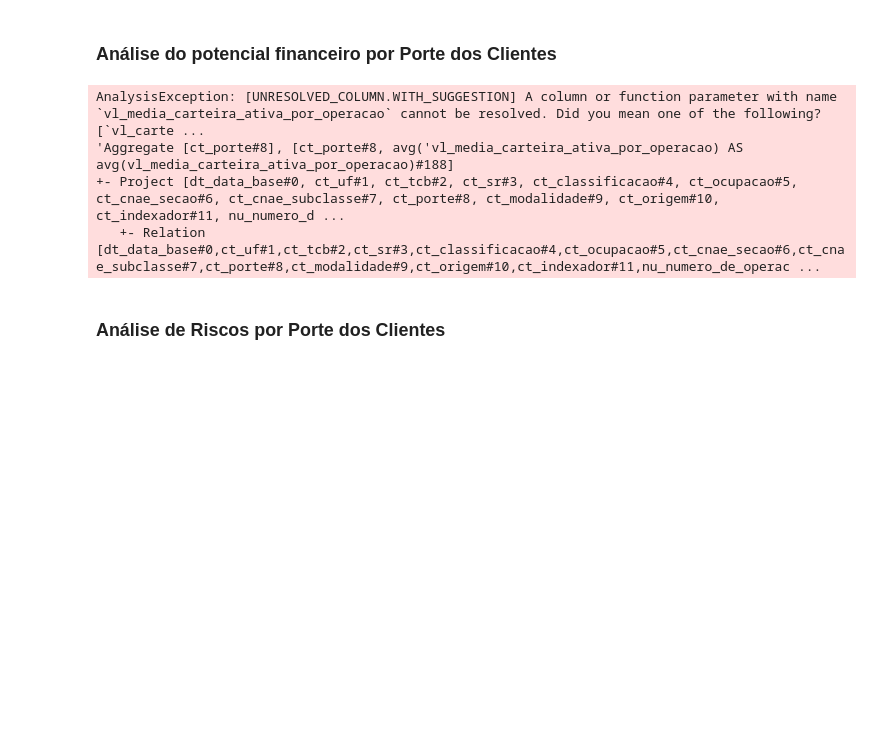
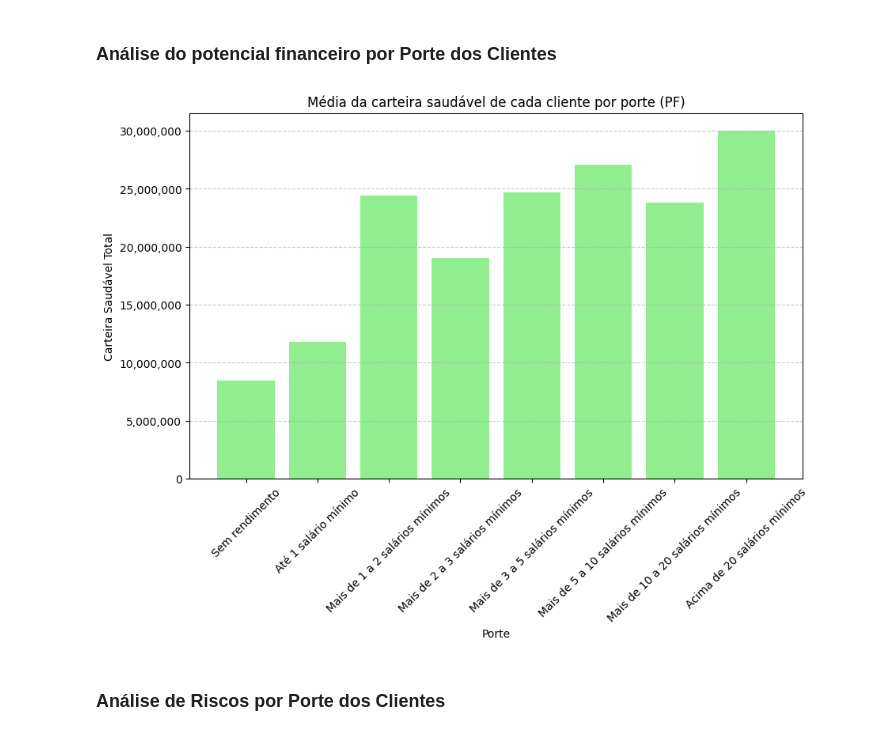
Before and after one commit to AutoProvision/market-analysis.notebook, a Jupyter notebook: analysis.ipynb, the cells around one changed output. Saved outputs shown, nothing was run; the diff lists cells and outputs as text; code cells hidden in the pictures; blank space fills up the shorter version.

Commit message:
gráficos atualizados com nova base refined

```diff
--- a/analysis.ipynb
+++ b/analysis.ipynb
@@ -44,35 +100,29 @@ df.orderBy(col('vl_carteira_ativa').desc()).limit(1).show()
 # %% [markdown]
 ### Análise do potencial financeiro por Porte dos Clientes
 # %%
-carteira_ativa_por_porte = df.groupBy('ct_porte').agg(mean('vl_media_carteira_ativa_por_operacao'))
+carteira_ativa_por_porte = df.groupby('ct_porte')['vl_carteira_saudavel'].mean()
 
-ordem_porte_df = spark.createDataFrame([(p,) for p in ordem_porte], ['ct_porte'])
+carteira_ativa_por_porte = carteira_ativa_por_porte.reindex(ORDEM_PORTE)
 
-carteira_ativa_por_porte = ordem_porte_df.join(carteira_ativa_por_porte, 'ct_porte', how='left')
+carteira_ativa_por_porte = carteira_ativa_por_porte.dropna()
 
-carteira_ativa_por_porte = carteira_ativa_por_porte.filter(carteira_ativa_por_porte['avg(vl_media_carteira_ativa_por_operacao)'].isNotNull())
-# carteira_ativa_por_porte = carteira_ativa_por_porte.filter(carteira_ativa_por_porte['ct_porte'] != 'Indisponível')
+carteira_ativa_por_porte = carteira_ativa_por_porte.drop('Indisponível', errors='ignore')
 
-carteira_ativa_por_porte_pd = carteira_ativa_por_porte.toPandas()
+plt.figure(figsize=(10, 6))
+plt.bar(carteira_ativa_por_porte.index, carteira_ativa_por_porte.values, color='lightgreen')
+plt.title(f'Média da carteira saudável de cada cliente por porte ({CLASSIFICACAO_DF})')
+plt.xlabel('Porte')
+plt.ylabel('Carteira Saudável Total')
+plt.xticks(rotation=45)
+plt.grid(axis='y', linestyle='--', alpha=0.7)
 
-carteira_ativa_por_porte_pd['avg(vl_media_carteira_ativa_por_operacao)']
+plt.gca().yaxis.set_major_formatter(mticker.FuncFormatter(lambda x, _: f'{int(x):,}'))
 
-# plt.figure(figsize=(10, 6))
-# plt.bar(carteira_ativa_por_porte_pd['ct_porte'], carteira_ativa_por_porte_pd['vl_media_carteira_ativa_por_operacao'], color='lightgreen')
-# plt.title(f'Média de carteira ativa por porte ({CLASSIFICACAO_DF})')
-# plt.xlabel('Categoria de Porte')
-# plt.ylabel('Média de Carteira Ativa')
-# plt.xticks(rotation=45)
-# plt.grid(axis='y', linestyle='--', alpha=0.7)
+plt.show()
 
-# plt.gca().yaxis.set_major_formatter(mticker.FuncFormatter(lambda x, _: f'{int(x):,}'))
-
-# plt.show()
+del carteira_ativa_por_porte
 # %% [output]
-AnalysisException: [UNRESOLVED_COLUMN.WITH_SUGGESTION] A column or function parameter with name `vl_media_carteira_ativa_por_operacao` cannot be resolved. Did you mean one of the following? [`vl_carte ...
-'Aggregate [ct_porte#8], [ct_porte#8, avg('vl_media_carteira_ativa_por_operacao) AS avg(vl_media_carteira_ativa_por_operacao)#188]
-+- Project [dt_data_base#0, ct_uf#1, ct_tcb#2, ct_sr#3, ct_classificacao#4, ct_ocupacao#5, ct_cnae_secao#6, ct_cnae_subclasse#7, ct_porte#8, ct_modalidade#9, ct_origem#10, ct_indexador#11, nu_numero_d ...
-   +- Relation [dt_data_base#0,ct_uf#1,ct_tcb#2,ct_sr#3,ct_classificacao#4,ct_ocupacao#5,ct_cnae_secao#6,ct_cnae_subclasse#7,ct_porte#8,ct_modalidade#9,ct_origem#10,ct_indexador#11,nu_numero_de_operac ...
+[figure, added]
 # %% [markdown]
 ### Análise de Riscos por Porte dos Clientes
 # %%
```
Also changed, not shown: parts of 25 cells of this notebook, 15 other files.
